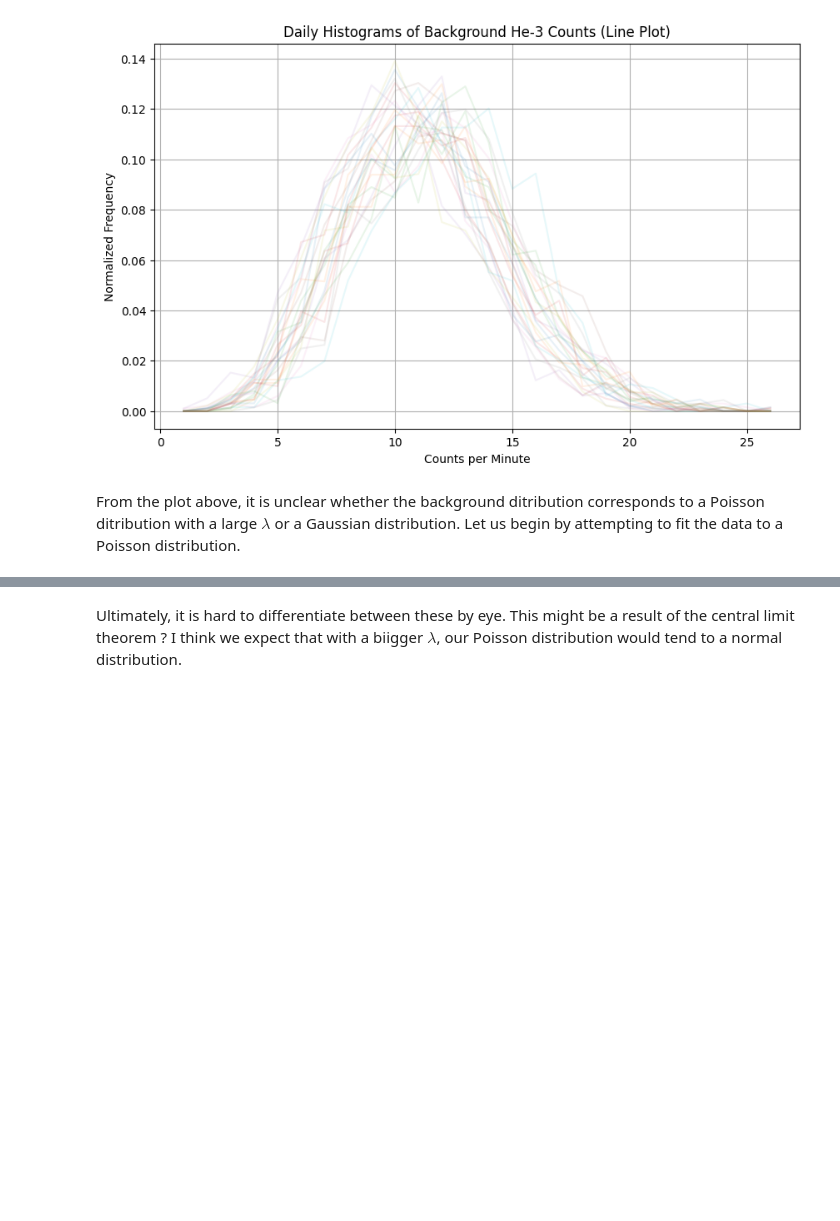
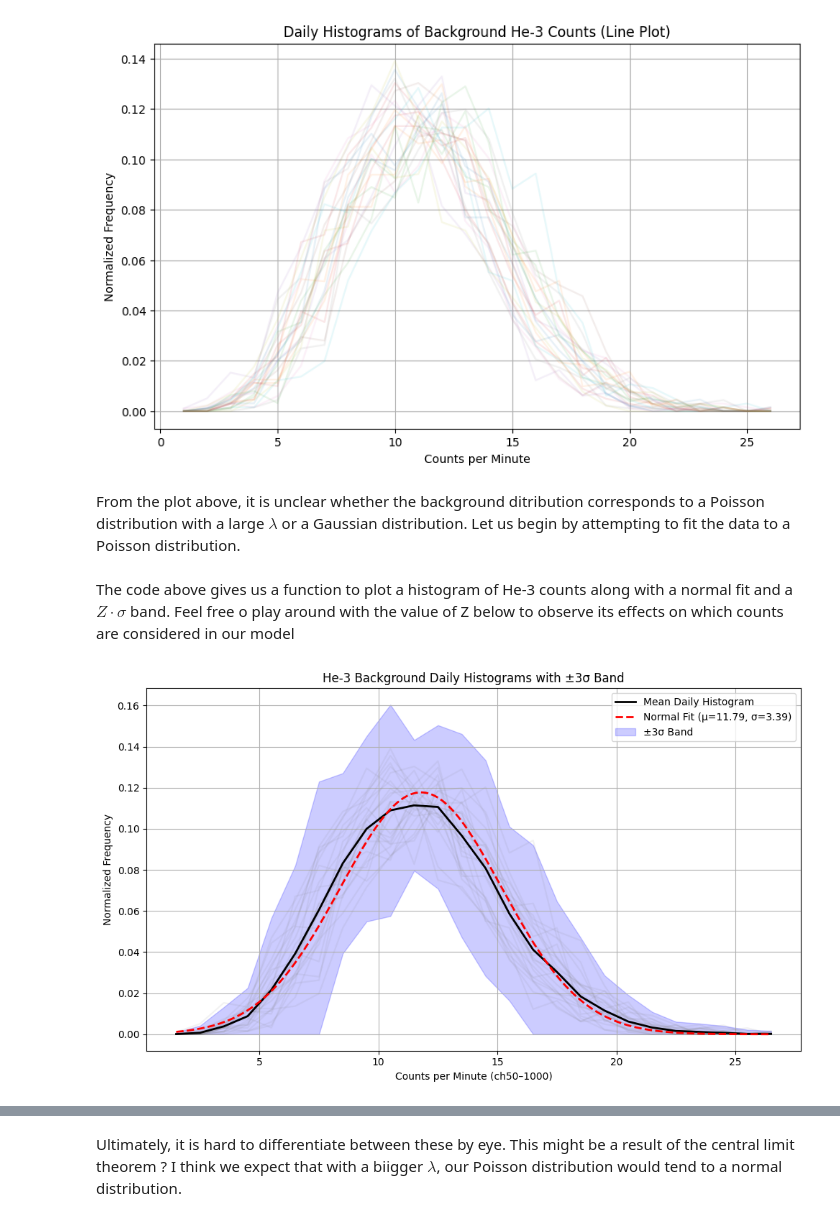
Before and after one commit to project-ida/arpa-e-experiments, a Jupyter notebook: tutorials/He3-Background-Characterization.ipynb, the cells around one changed output, grey strips where cells are left out. Cells and saved outputs as stored; diff of their text form; code cells hidden in the pictures; blank space fills up the shorter version.

```diff
--- a/tutorials/He3-Background-Characterization.ipynb
+++ b/tutorials/He3-Background-Characterization.ipynb
@@ -136,7 +134,7 @@ plt.show()
 # %% [output]
 [figure]
 # %% [markdown]
-From the plot above, it is unclear whether the background ditribution corresponds to a Poisson ditribution with a large $\lambda$ or a Gaussian distribution. Let us begin by attempting to fit the data to a Poisson distribution.
+From the plot above, it is unclear whether the background ditribution corresponds to a Poisson distribution with a large $\lambda$ or a Gaussian distribution. Let us begin by attempting to fit the data to a Poisson distribution.
 # %%
 he3_all.index = pd.to_datetime(he3_all.index)
 
@@ -201,3 +190,9 @@ display(z_slider, interactive_plot)
+# %% [markdown]
+The code above gives us a function to plot a histogram of He-3 counts along with a normal fit and a $Z\cdot \sigma$ band. Feel free o play around with the value of Z below to observe its effects on which counts are considered in our model
+# %%
+plot_with_z_band(Z=3)
+# %% [output]
+[figure, added]
 # %%
 # Ensure datetime index
 he3_all.index = pd.to_datetime(he3_all.index)
```
Also changed, not shown: parts of 9 cells of this notebook.
